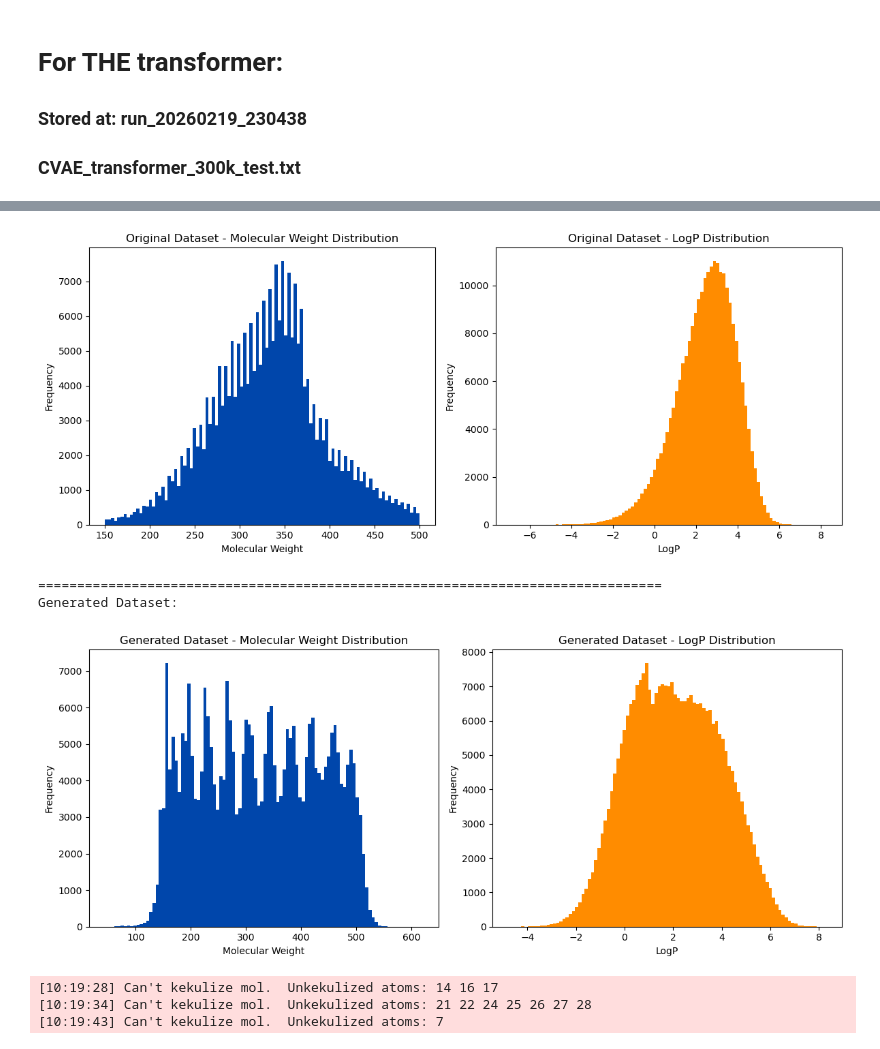
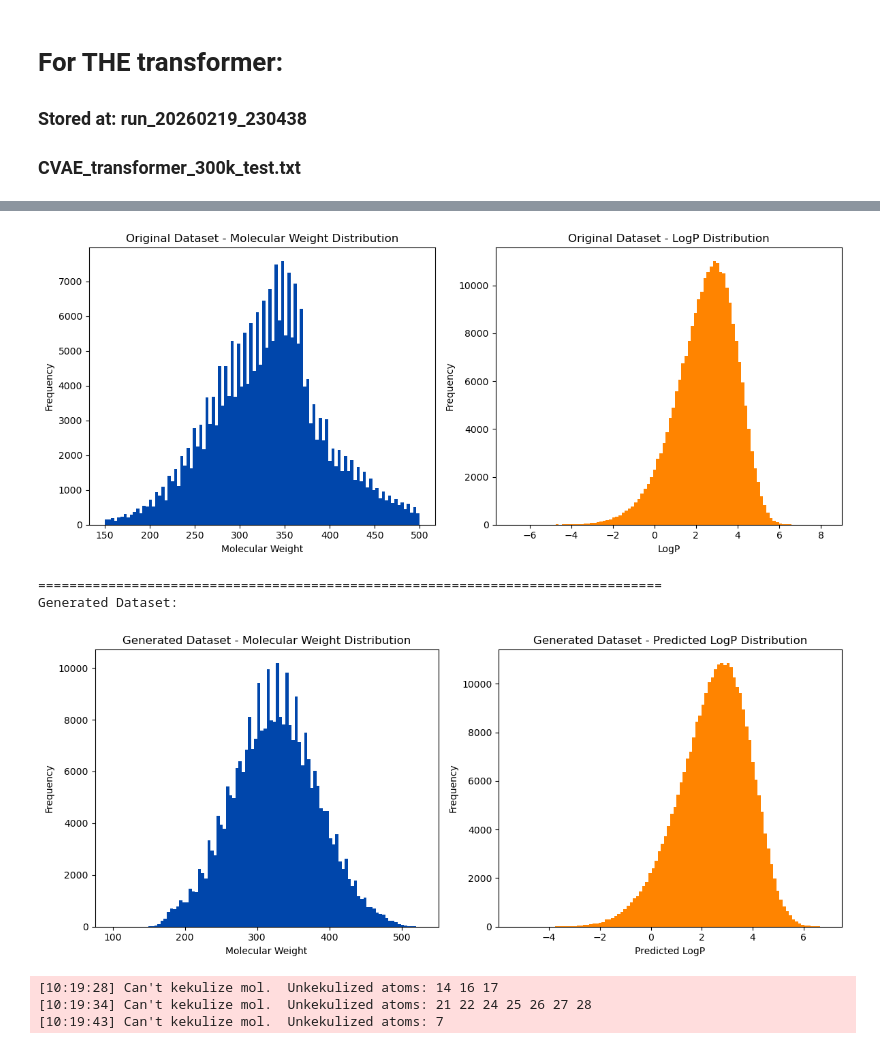
Before and after one commit to johanbaumann/dat675_project, a Jupyter notebook: vae/paper_based/CVAE/viz.ipynb, the cells around one changed output, grey strips where cells are left out. Saved outputs shown, nothing was run; the diff lists cells and outputs as text; code cells hidden in the pictures.

```diff
--- a/vae/paper_based/CVAE/viz.ipynb
+++ b/vae/paper_based/CVAE/viz.ipynb
@@ -83,7 +86,8 @@ from json import load
 #file = "label_CVAE_transformer_300k_test.txt"
 #file = "label_CVAE_transformer_100k_test.txt"
 #file = "temp_100k_test.txt"
-file = 'temp_transformer_100k_test.txt'
+#file = 'temp_transformer_100k_test.txt'
+file = 'train_dist_temp_transformer_300k_test.txt'
 
 df = pd.read_csv(file, sep=",")
 
@@ -172,7 +176,7 @@ def read_train_file(train_path:str):
 def read_resultant_file(resultant_path:str):
     """
     This file has column headers, so we need to skip the first line when reading the file.
-    The first column is SMILES, the second column is MW, and the third column is LogP.
+    The first column is SMILES, the second column is MW, and the third column is LogP. the 8th column is pred_LogP, should be included in the properties list as well.
 
     """
     gen_smiles = []
@@ -200,7 +204,7 @@ def read_resultant_file(resultant_path:str):
             parts = line.strip().split(',')
             if len(parts) >= 3:
                 gen_smiles.append(parts[0])
-                gen_properties.append((float(parts[1]), float(parts[2])))  # Assuming MW and LogP are in the second and third columns
+                gen_properties.append((float(parts[1]), float(parts[2]), float(parts[7])))  # Assuming MW and LogP are in the second and third columns, pred_LogP is in the 8th column (index 7)
 
     return gen_smiles, gen_properties
 
@@ -210,7 +214,7 @@ def plot_prop_distribution(df:pd.DataFrame, save_folder:str,top_title_str:str="P
     plt.figure(figsize=(12, 5))
 
     nice_blue = '#0046AB'
-    nice_orange = '#FF8C00'
+    nice_orange = "#FF8400"
 
     plt.subplot(1, 2, 1)
     plt.hist(df['MW'], bins=100, alpha=1.0, color=nice_blue)
@@ -218,21 +222,25 @@ def plot_prop_distribution(df:pd.DataFrame, save_folder:str,top_title_str:str="P
     plt.xlabel('Molecular Weight')
     plt.ylabel('Frequency')
 
-    plt.subplot(1, 2, 2)
-    plt.hist(df['LogP'], bins=100, alpha=1.0, color=nice_orange)
-    plt.title(top_title_str + ' - LogP Distribution')
-    plt.xlabel('LogP')
+    if 'pred_LogP' in df.columns:
+        plt.subplot(1, 2, 2)
+        plt.hist(df['pred_LogP'], bins=100, alpha=1.0, color=nice_orange)
+        plt.title(top_title_str + ' - Predicted LogP Distribution')
+        plt.xlabel('Predicted LogP')
+    else:
+        plt.subplot(1, 2, 2)
+        plt.hist(df['LogP'], bins=100, alpha=1.0, color=nice_orange)
+        plt.title(top_title_str + ' - LogP Distribution')
+        plt.xlabel('LogP')
     plt.ylabel('Frequency')
 
     plt.tight_layout()
-    plt.savefig(save_folder + run_name + "/property_distribution.png")
+    plt.savefig(save_folder + top_title_str + "_property_distribution.png")
     plt.show()
 # %%
 
 
 
-
-resultant_path = 'CVAE_transformer_300k_test.txt'
 
 # first column is smiles,
 # second column is: MW, third column is LogP
@@ -243,36 +251,37 @@ train_path = '250k_zinc_clean.txt'
 
 
 smiles_list, properties_list = read_train_file(train_path)
 #
 
 #NOTE: df_train has the training data, with columns: smiles, MW, LogP
 df_train = pd.DataFrame({
     'smiles': smiles_list,
     'MW': [prop[0] for prop in properties_list],
     'LogP': [prop[1] for prop in properties_list]
 })
 
 
-resultant_path = 'CVAE_transformer_300k_test.txt'
+resultant_path = 'train_dist_temp_transformer_300k_test.txt'
 
 gen_smiles, gen_prop = read_resultant_file(resultant_path)
 gen_df = pd.DataFrame({
     'smiles': gen_smiles,
     'MW': [prop[0] for prop in gen_prop],
-    'LogP': [prop[1] for prop in gen_prop]
+    'LogP': [prop[1] for prop in gen_prop],
+    'pred_LogP': [prop[2] for prop in gen_prop]
 })
 
 plot_prop_distribution(df_train, save_folder, top_title_str="Original Dataset")
 print(80*"=")
 print("Generated Dataset:")
 
 
 plot_prop_distribution(gen_df, save_folder, top_title_str="Generated Dataset")
 # %% [output]
 [figure]
 ================================================================================
 Generated Dataset:
-[figure, old version]
+[figure, new version]
 # %%
 # read molecules from file
 # has columns: smiles, MW, LogP, TPSA
```
Also changed, not shown: parts of 4 cells of this notebook.
